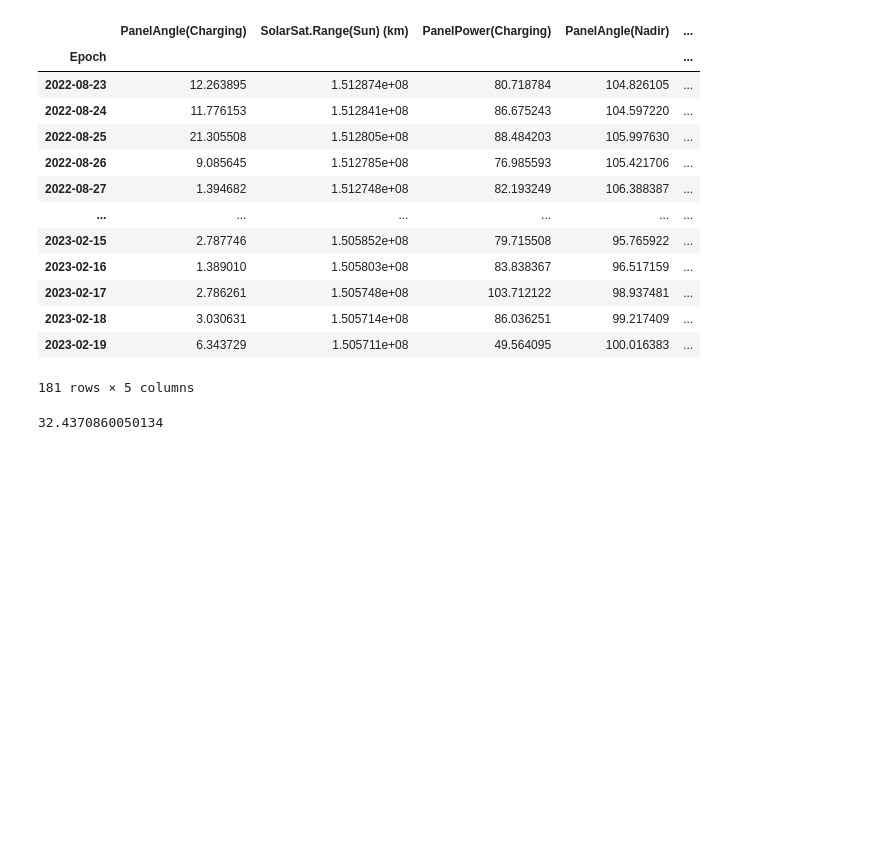
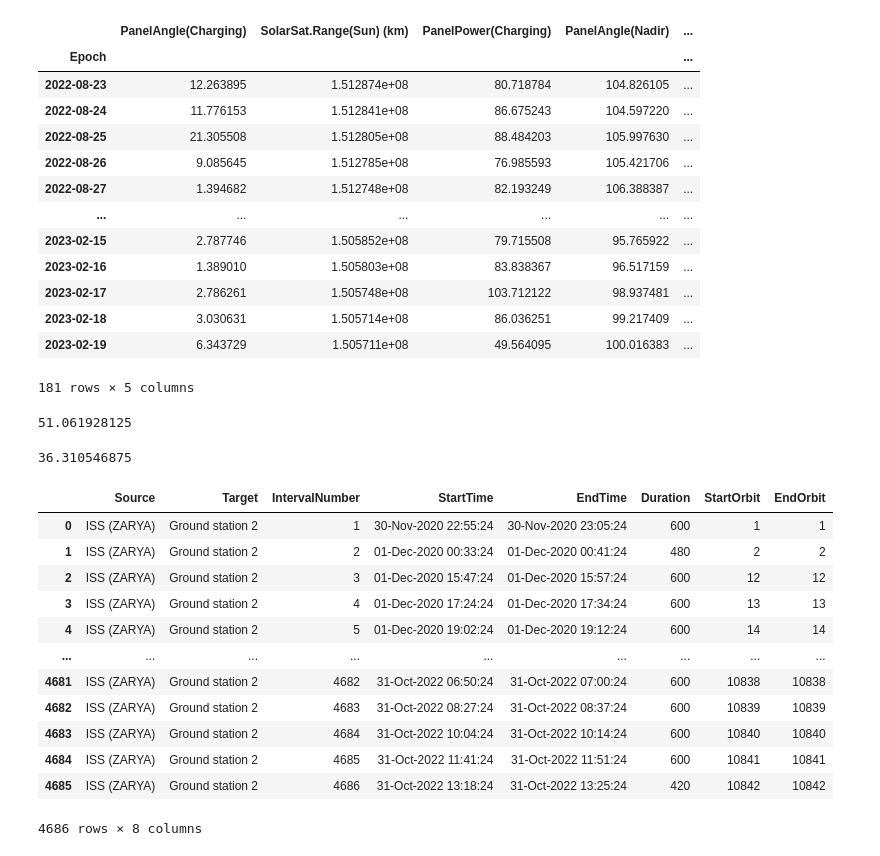
Before and after one commit to tonyhen/DAL_CUBESAT, a Jupyter notebook: Illumination.ipynb, the cells around one changed output. Saved outputs shown, nothing was run; the diff lists cells and outputs as text; code cells hidden in the pictures; blank space fills up the shorter version.

```diff
--- a/Illumination.ipynb
+++ b/Illumination.ipynb
@@ -21,6 +26,7 @@ import numpy as np
 df = pd.read_csv('OutputsCharging.txt', sep=r'\t+')
 df2 = pd.read_csv('SolarPower_PanelPower.Fixed.txt', sep=r'\s\s+')
 df3 = pd.read_csv('SolarPower_ShadowTimes_Fixed.txt', sep=r'\s\s+')
+access = pd.read_csv('intvls.csv')
 # %%
 df2['SolarSat.EpochText'] = pd.to_datetime(df2['SolarSat.EpochText'])
 df['SolarSat.EpochText'] = pd.to_datetime(df2['SolarSat.EpochText'])
@@ -74,7 +98,27 @@ daily
 | 2023-02-18 | 3.030631 | 1.505714e+08 | 86.036251 | 99.217409 | ... |
 | 2023-02-19 | 6.343729 | 1.505711e+08 | 49.564095 | 100.016383 | ... |
 181 rows × 5 columns
+# %%
+daily['PanelPower(Nadir)'].max()
+# %% [output]
+51.061928125
 # %%
-df3['Duration(min)'].mean()
+df3['Duration(min)'].max()
 # %% [output]
-32.4370860050134
+36.310546875
+# %%
+access
+# %% [output]
+|  | Source | Target | IntervalNumber | StartTime | EndTime | Duration | StartOrbit | EndOrbit |
+| 0 | ISS (ZARYA) | Ground station 2 | 1 | 30-Nov-2020 22:55:24 | 30-Nov-2020 23:05:24 | 600 | 1 | 1 |
+| 1 | ISS (ZARYA) | Ground station 2 | 2 | 01-Dec-2020 00:33:24 | 01-Dec-2020 00:41:24 | 480 | 2 | 2 |
+| 2 | ISS (ZARYA) | Ground station 2 | 3 | 01-Dec-2020 15:47:24 | 01-Dec-2020 15:57:24 | 600 | 12 | 12 |
+| 3 | ISS (ZARYA) | Ground station 2 | 4 | 01-Dec-2020 17:24:24 | 01-Dec-2020 17:34:24 | 600 | 13 | 13 |
+| 4 | ISS (ZARYA) | Ground station 2 | 5 | 01-Dec-2020 19:02:24 | 01-Dec-2020 19:12:24 | 600 | 14 | 14 |
+| ... | ... | ... | ... | ... | ... | ... | ... | ... |
+| 4681 | ISS (ZARYA) | Ground station 2 | 4682 | 31-Oct-2022 06:50:24 | 31-Oct-2022 07:00:24 | 600 | 10838 | 10838 |
+| 4682 | ISS (ZARYA) | Ground station 2 | 4683 | 31-Oct-2022 08:27:24 | 31-Oct-2022 08:37:24 | 600 | 10839 | 10839 |
+| 4683 | ISS (ZARYA) | Ground station 2 | 4684 | 31-Oct-2022 10:04:24 | 31-Oct-2022 10:14:24 | 600 | 10840 | 10840 |
+| 4684 | ISS (ZARYA) | Ground station 2 | 4685 | 31-Oct-2022 11:41:24 | 31-Oct-2022 11:51:24 | 600 | 10841 | 10841 |
+| 4685 | ISS (ZARYA) | Ground station 2 | 4686 | 31-Oct-2022 13:18:24 | 31-Oct-2022 13:25:24 | 420 | 10842 | 10842 |
+4686 rows × 8 columns
```
Also changed, not shown: parts of 8 cells of this notebook, 13 other files.
